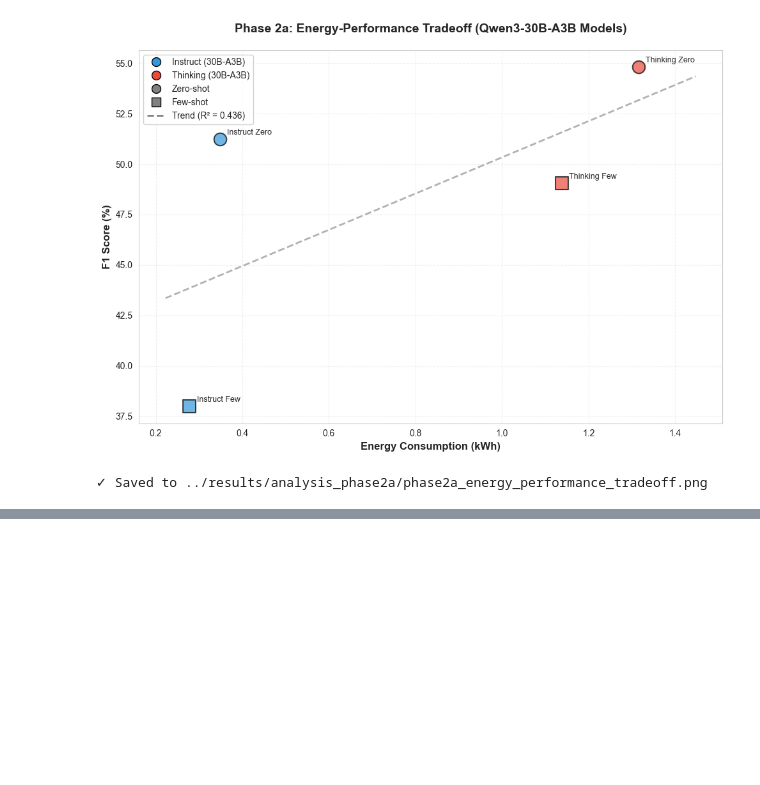
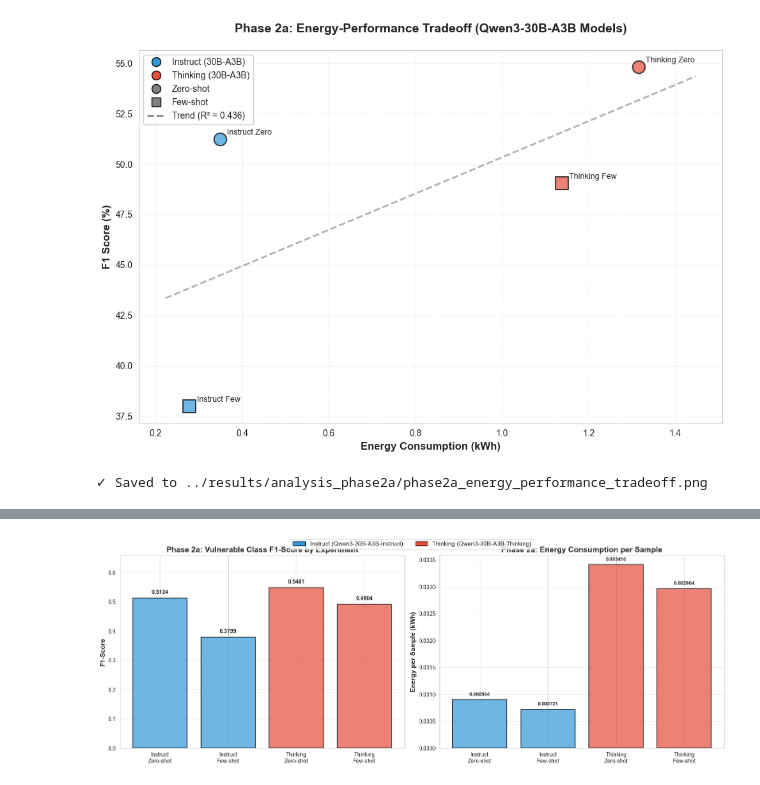
Before and after one commit to unused1/agent-green, a Jupyter notebook: notebooks/rq1_phase2a_codecarbon_analysis.ipynb, the cells around one changed output, grey strips where cells are left out. Saved outputs shown, nothing was run; the diff lists cells and outputs as text; code cells hidden in the pictures; blank space fills up the shorter version.

```diff
--- a/notebooks/rq1_phase2a_codecarbon_analysis.ipynb
+++ b/notebooks/rq1_phase2a_codecarbon_analysis.ipynb
@@ -506,0 +705,19 @@ This notebook analyzed hardware-level energy consumption for Phase 2a using Code
+# %%
+# Create few-shot reports
+print("\n### FEW-SHOT EXPERIMENTS ###\n")
+
+# Instruct Few-shot
+instruct_few_hw = hardware_df[hardware_df['Experiment'] == 'Instruct Few-shot'].iloc[0]
+instruct_few_report = create_classification_report_with_energy('instruct_few', data['instruct_few'], instruct_few_hw)
+
+print("Instruct Few-shot (Qwen3-30B-A3B-Instruct):")
+print(instruct_few_report.to_string())
+print("\n")
+
+# Thinking Few-shot
+thinking_few_hw = hardware_df[hardware_df['Experiment'] == 'Thinking Few-shot'].iloc[0]
+thinking_few_report = create_classification_report_with_energy('thinking_few', data['thinking_few'], thinking_few_hw)
+
+print("Thinking Few-shot (Qwen3-30B-A3B-Thinking):")
+print(thinking_few_report.to_string())
+print("\n")
@@ -506,0 +795,67 @@ This notebook analyzed hardware-level energy consumption for Phase 2a using Code
+# %%
+# Create comparison visualization for Vulnerable class F1-scores with energy
+fig, (ax1, ax2) = plt.subplots(1, 2, figsize=(16, 6))
+
+experiments_list = ['Instruct\nZero-shot', 'Instruct\nFew-shot', 'Thinking\nZero-shot', 'Thinking\nFew-shot']
+vulnerable_f1 = [
+    instruct_zero_report.loc['Vulnerable', 'f1-score'],
+    instruct_few_report.loc['Vulnerable', 'f1-score'],
+    thinking_zero_report.loc['Vulnerable', 'f1-score'],
+    thinking_few_report.loc['Vulnerable', 'f1-score']
+]
+energy_per_sample = [
+    instruct_zero_report.loc['accuracy', 'energy/sample (kWh)'],
+    instruct_few_report.loc['accuracy', 'energy/sample (kWh)'],
+    thinking_zero_report.loc['accuracy', 'energy/sample (kWh)'],
+    thinking_few_report.loc['accuracy', 'energy/sample (kWh)']
+]
+
+x = np.arange(len(experiments_list))
+colors = ['#3498db', '#3498db', '#e74c3c', '#e74c3c']
+
+# Plot 1: F1 scores for Vulnerable class
+bars1 = ax1.bar(x, vulnerable_f1, color=colors, alpha=0.7, edgecolor='black', linewidth=1.5)
+ax1.set_ylabel('F1-Score', fontsize=12, fontweight='bold')
+ax1.set_title('Phase 2a: Vulnerable Class F1-Score by Experiment', fontsize=14, fontweight='bold')
+ax1.set_xticks(x)
+ax1.set_xticklabels(experiments_list)
+ax1.set_ylim([0, max(vulnerable_f1) * 1.2])
+ax1.grid(axis='y', alpha=0.3)
+
+# Add value labels on bars
+for i, (bar, val) in enumerate(zip(bars1, vulnerable_f1)):
+    height = bar.get_height()
+    ax1.text(bar.get_x() + bar.get_width()/2., height + 0.01,
+            f'{val:.4f}',
+            ha='center', va='bottom', fontsize=10, fontweight='bold')
+
+# Plot 2: Energy per sample
+bars2 = ax2.bar(x, energy_per_sample, color=colors, alpha=0.7, edgecolor='black', linewidth=1.5)
+ax2.set_ylabel('Energy per Sample (kWh)', fontsize=12, fontweight='bold')
+ax2.set_title('Phase 2a: Energy Consumption per Sample', fontsize=14, fontweight='bold')
+ax2.set_xticks(x)
+ax2.set_xticklabels(experiments_list)
+ax2.grid(axis='y', alpha=0.3)
+
+# Add value labels on bars
+for i, (bar, val) in enumerate(zip(bars2, energy_per_sample)):
+    height = bar.get_height()
+    ax2.text(bar.get_x() + bar.get_width()/2., height + 0.00005,
+            f'{val:.6f}',
+            ha='center', va='bottom', fontsize=9, fontweight='bold')
+
+# Add legend
+from matplotlib.patches import Patch
+legend_elements = [
+    Patch(facecolor='#3498db', label='Instruct (Qwen3-30B-A3B-Instruct)', edgecolor='black'),
+    Patch(facecolor='#e74c3c', label='Thinking (Qwen3-30B-A3B-Thinking)', edgecolor='black')
+]
+fig.legend(handles=legend_elements, loc='upper center', bbox_to_anchor=(0.5, 0.98), ncol=2, fontsize=11)
+
+plt.tight_layout(rect=[0, 0, 1, 0.96])
+plt.savefig(OUTPUT_DIR / 'phase2a_classification_f1_energy_comparison.png', dpi=300, bbox_inches='tight')
+plt.show()
+
+print(f"✓ Saved to {OUTPUT_DIR / 'phase2a_classification_f1_energy_comparison.png'}")
+# %% [output]
+[figure, added]
```
Also changed, not shown: parts of 11 cells of this notebook, 8 other files.
